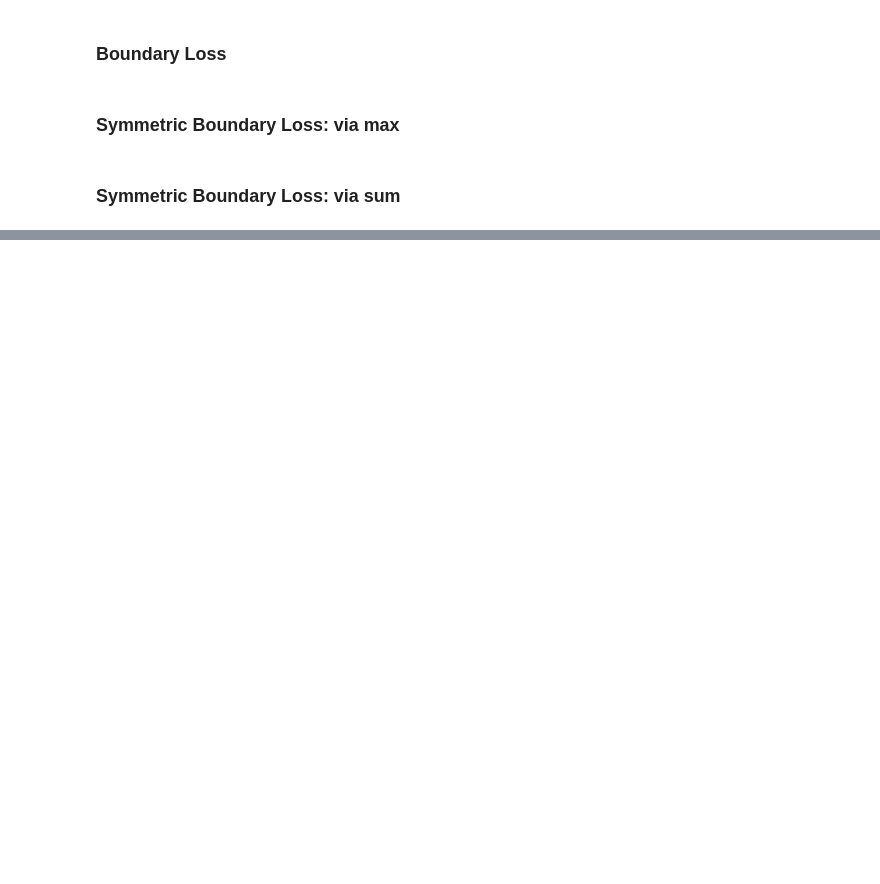
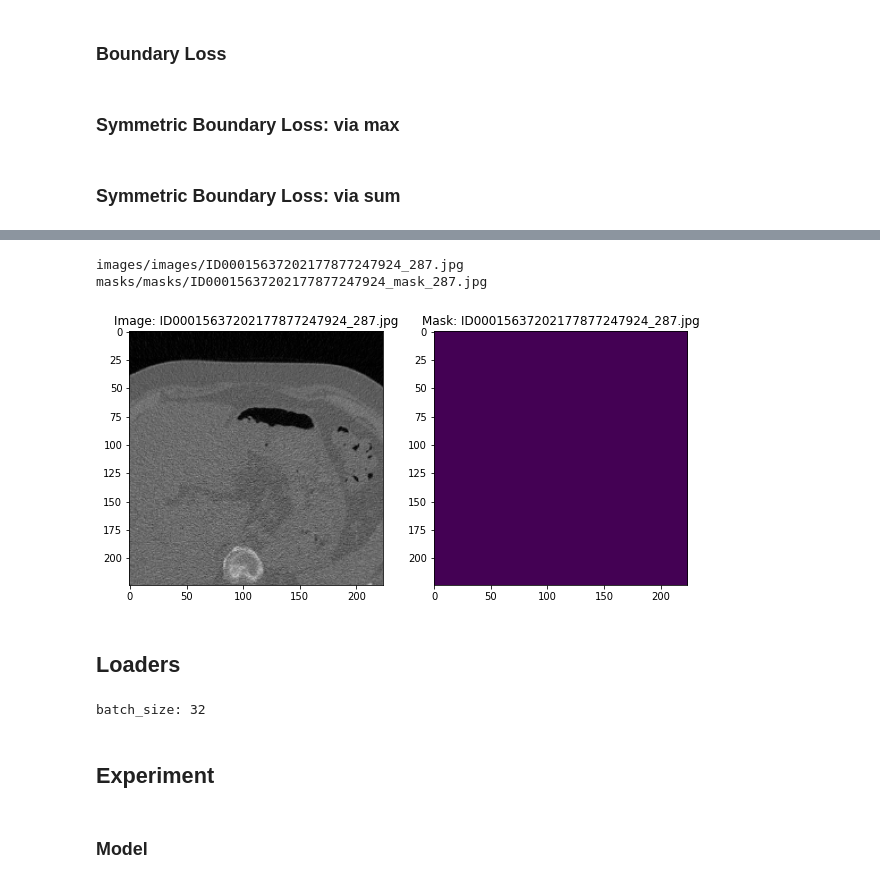
Before and after one commit to antonsavostianov/bdry_loss, a Jupyter notebook: bdry_loss.ipynb, the cells around one changed output, grey strips where cells are left out. Saved outputs shown, nothing was run; the diff lists cells and outputs as text; code cells hidden in the pictures; blank space fills up the shorter version.

```diff
--- a/bdry_loss.ipynb
+++ b/bdry_loss.ipynb
@@ -283,0 +407,8 @@ class SumBdryLoss(nn.Module):
+# %%
+from pathlib import Path, PosixPath
+
+ROOT = Path("")
+
+train_image_path = ROOT / "images/images"
+train_mask_path = ROOT / "masks/masks"
+test_image_path = ROOT / "images/images"
@@ -283,0 +576,17 @@ class SumBdryLoss(nn.Module):
+# %%
+train_transforms = compose([
+    resize_transforms(),
+    hard_transforms(),
+    post_transforms()
+])
+valid_transforms = compose([pre_transforms(), post_transforms()])
+
+show_transforms = compose([resize_transforms(), hard_transforms()])
+# %%
+show_random(ALL_IMAGES, ALL_MASKS, transforms=show_transforms)
+# %% [output]
+images/images/ID00015637202177877247924_287.jpg
+masks/masks/ID00015637202177877247924_mask_287.jpg
+[figure, added]
+# %% [markdown]
+## Loaders
@@ -283,0 +657,22 @@ class SumBdryLoss(nn.Module):
+# %%
+if is_fp16_used:
+    batch_size = 64
+else:
+    batch_size = 32
+
+print(f"batch_size: {batch_size}")
+
+loaders = get_loaders(
+    images=ALL_IMAGES,
+    masks=ALL_MASKS,
+    random_state=SEED,
+    train_transforms_fn=train_transforms,
+    valid_transforms_fn=valid_transforms,
+    batch_size=batch_size
+)
+# %% [output]
+batch_size: 32
+# %% [markdown]
+## Experiment
+# %% [markdown]
+### Model
```
Also changed, not shown: parts of 39 cells of this notebook.
